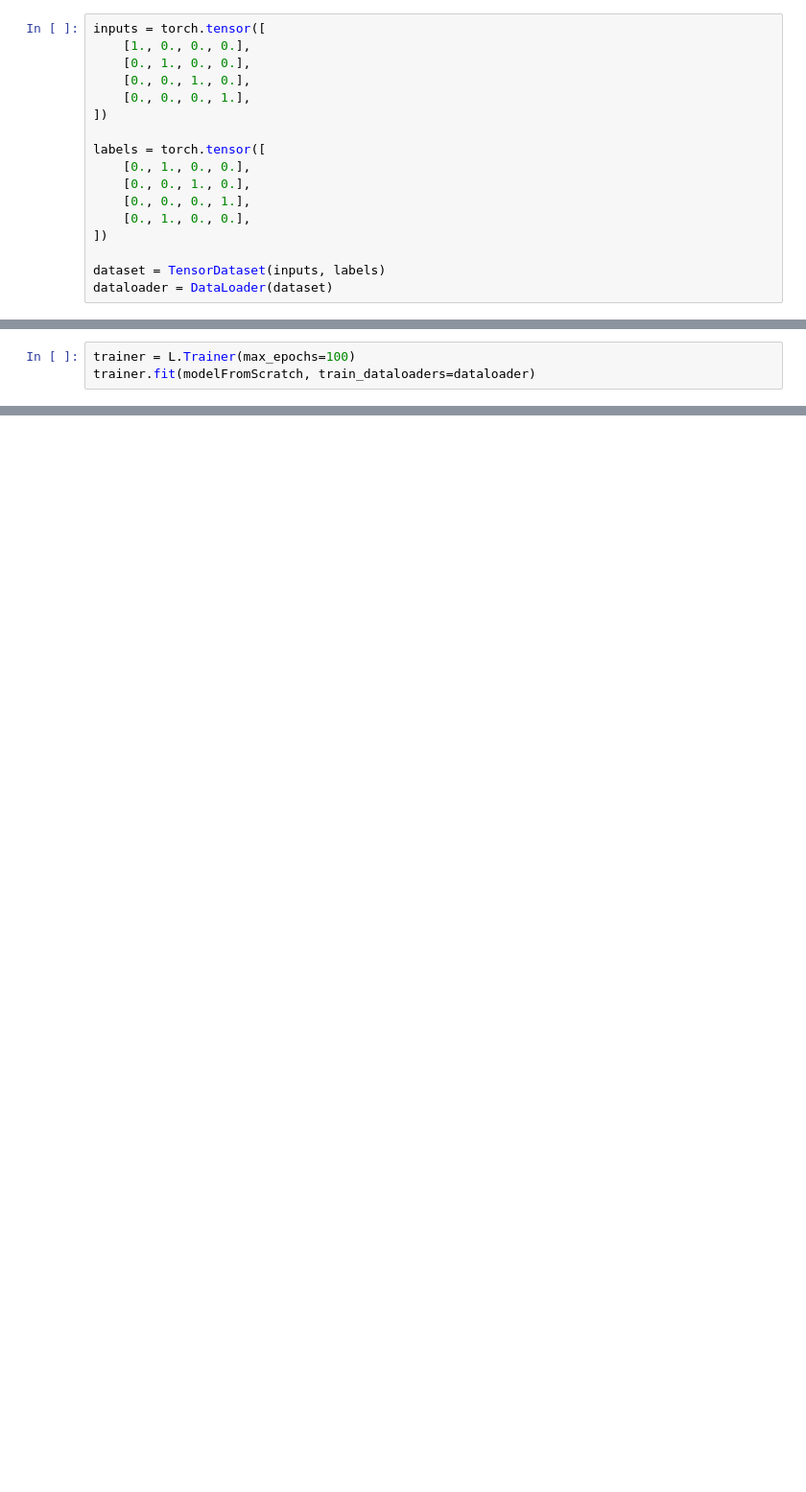
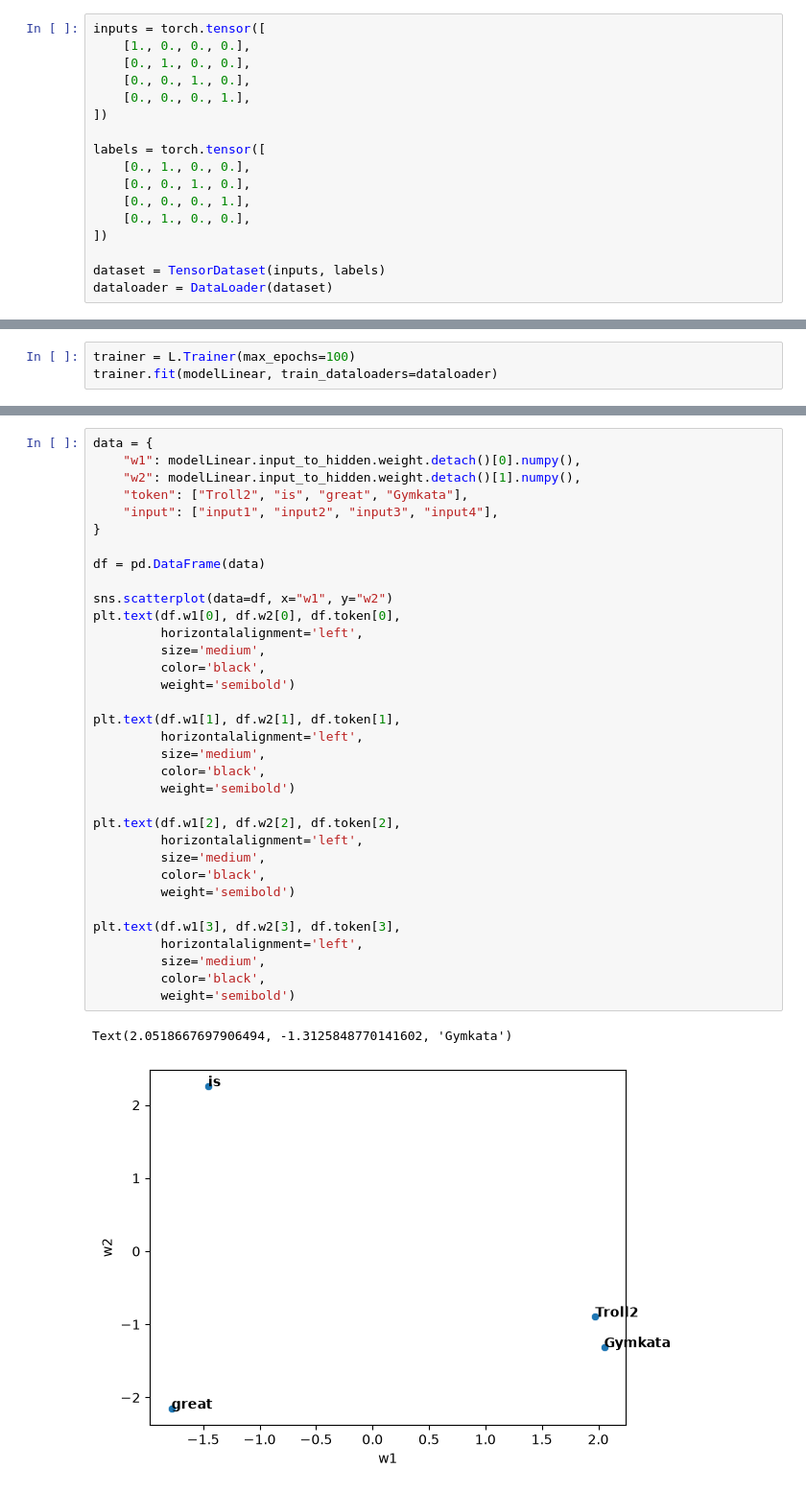
Before and after one commit to parsanoroozi/neural-network-playground, a Jupyter notebook: word_embedding.ipynb, the cells around one changed output, grey strips where cells are left out. Shown at 96% size. Saved outputs shown, nothing was run; the diff lists cells and outputs as text; blank space fills up the shorter version.

```diff
--- a/word_embedding.ipynb
+++ b/word_embedding.ipynb
@@ -350,6 +348,6 @@ Text(0.2904459238052368, -0.44267594814300537, 'Gymkata')
 # %%
 trainer = L.Trainer(max_epochs=100)
-trainer.fit(modelFromScratch, train_dataloaders=dataloader)
+trainer.fit(modelLinear, train_dataloaders=dataloader)
 # %% [output]
 GPU available: False, used: False
 TPU available: False, using: 0 TPU cores
@@ -374 +369,38 @@ C:\Users\God -01.11\Desktop\AI Course\7-Neural Networks\NeuralNetworkFromSkratch
 `Trainer.fit` stopped: `max_epochs=100` reached.
+# %%
+data = {
+    "w1": modelLinear.input_to_hidden.weight.detach()[0].numpy(),
+    "w2": modelLinear.input_to_hidden.weight.detach()[1].numpy(),
+    "token": ["Troll2", "is", "great", "Gymkata"],
+    "input": ["input1", "input2", "input3", "input4"],
+}
+
+df = pd.DataFrame(data)
+
+sns.scatterplot(data=df, x="w1", y="w2")
+plt.text(df.w1[0], df.w2[0], df.token[0],
+         horizontalalignment='left',
+         size='medium',
+         color='black',
+         weight='semibold')
+
+plt.text(df.w1[1], df.w2[1], df.token[1],
+         horizontalalignment='left',
+         size='medium',
+         color='black',
+         weight='semibold')
+
+plt.text(df.w1[2], df.w2[2], df.token[2],
+         horizontalalignment='left',
+         size='medium',
+         color='black',
+         weight='semibold')
+
+plt.text(df.w1[3], df.w2[3], df.token[3],
+         horizontalalignment='left',
+         size='medium',
+         color='black',
+         weight='semibold')
+# %% [output]
+Text(2.0518667697906494, -1.3125848770141602, 'Gymkata')
+[figure, added]
```
Also changed, not shown: parts of 17 cells of this notebook, 14 other files.
